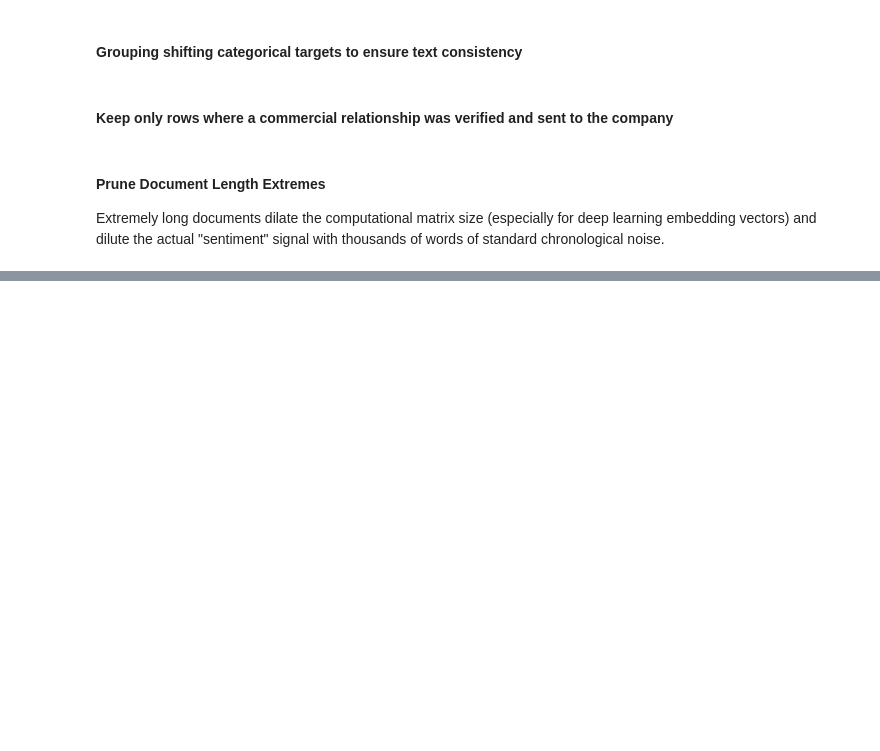
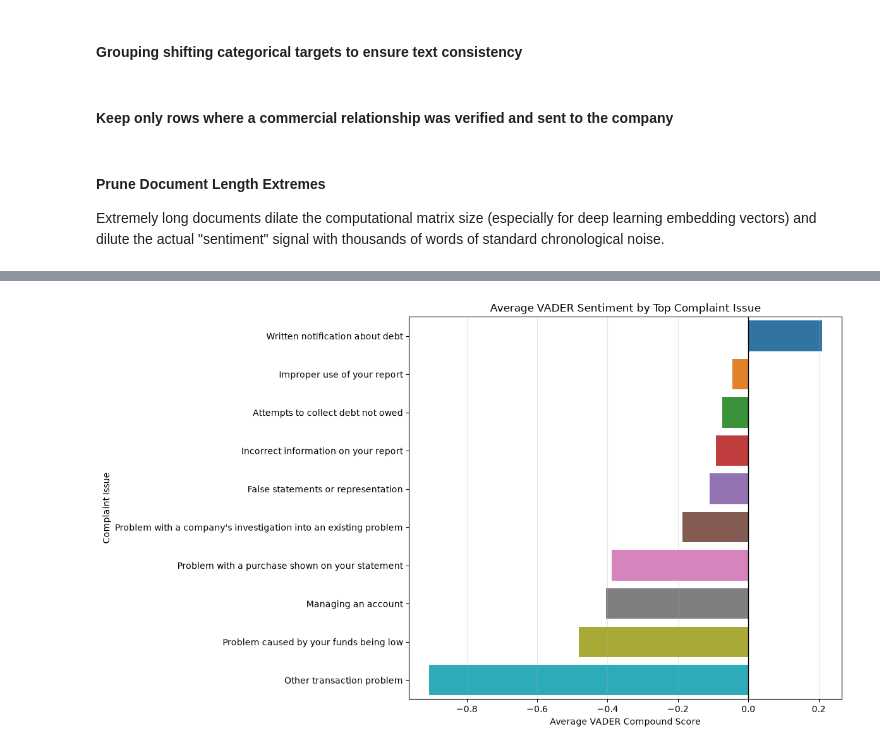
Before and after one commit to Papazian/MADS_Capstone, a Jupyter notebook: Natural_Language_Processing/nlp2025.ipynb, the cells around one changed output, grey strips where cells are left out. Drawn from its saved outputs; the diff is of its cells as text; code cells hidden in the pictures; blank space fills up the shorter version.

```diff
--- a/Natural_Language_Processing/nlp2025.ipynb
+++ b/Natural_Language_Processing/nlp2025.ipynb
@@ -339,0 +517,28 @@ df_filtered.to_csv('df_filtetred.csv', index=False)
+# %%
+# Compare average VADER sentiment across the 10 most common complaint issues.
+top_issues = df['Issue'].value_counts().head(10).index
+issue_sentiment = (
+    df[df['Issue'].isin(top_issues)]
+      .groupby('Issue', as_index=False)['sentiment_vader']
+      .mean()
+      .sort_values('sentiment_vader', ascending=False)
+)
+
+plt.figure(figsize=(12, 7))
+sns.barplot(
+    data=issue_sentiment,
+    x='sentiment_vader',
+    y='Issue',
+    hue='Issue',
+    palette='tab10',
+    legend=False
+)
+plt.title('Average VADER Sentiment by Top Complaint Issue')
+plt.xlabel('Average VADER Compound Score')
+plt.ylabel('Complaint Issue')
+plt.axvline(0, color='black', linewidth=1)
+plt.grid(axis='x', alpha=0.3)
+plt.tight_layout()
+plt.show()
+# %% [output]
+[figure, added]
```
Also changed, not shown: parts of 69 cells of this notebook.
